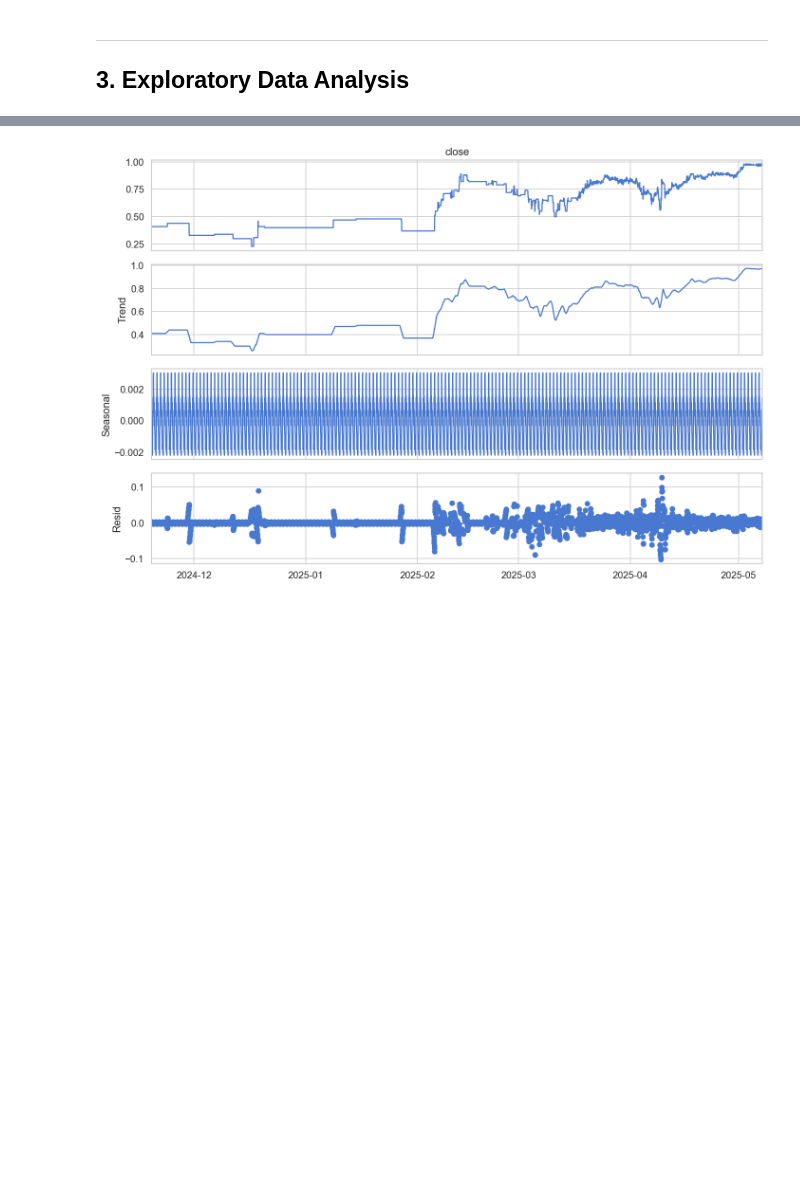
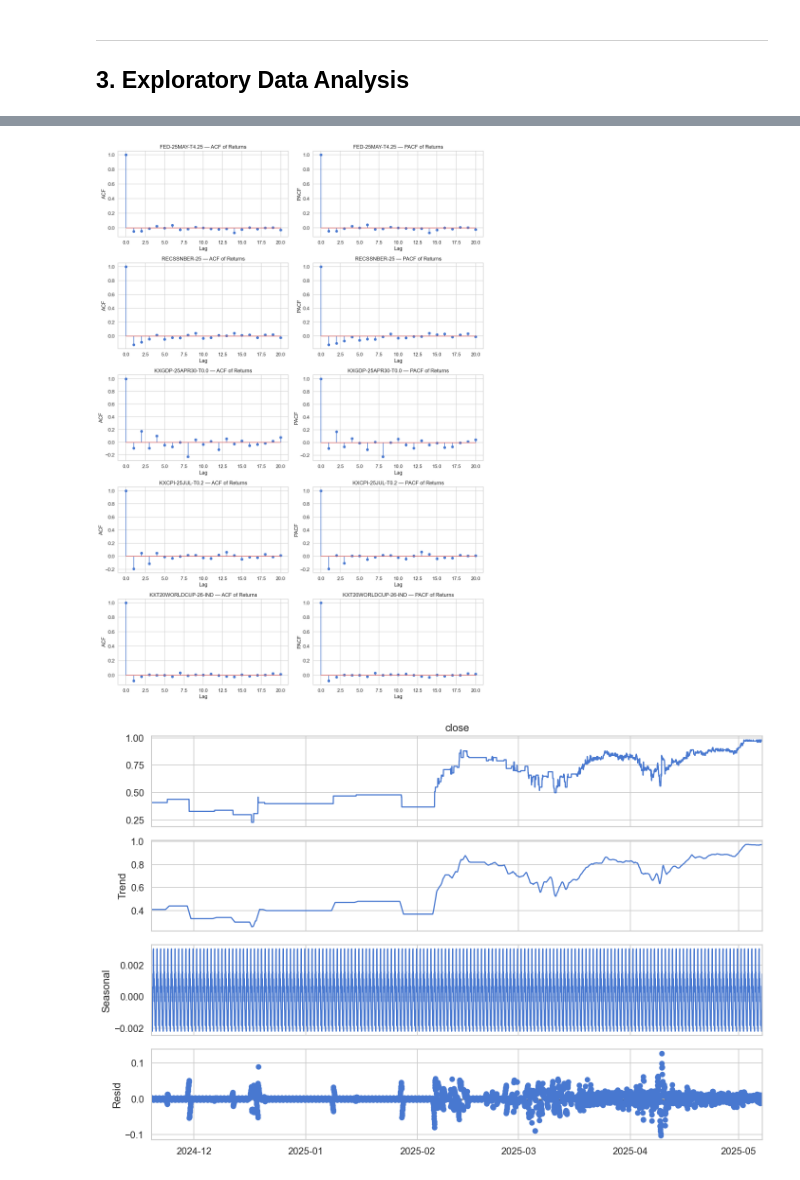
Before and after one commit to asingh49-cmd/Kalshi_Prediction_Market_Analysis, a Jupyter notebook: notebooks/main_analysis.ipynb, the cells around one changed output, grey strips where cells are left out. Cells and saved outputs as stored; diff of their text form; code cells hidden in the pictures; blank space fills up the shorter version.

```diff
--- a/notebooks/main_analysis.ipynb
+++ b/notebooks/main_analysis.ipynb
@@ -206,3 +233,23 @@ plt.show()
+# %%
+# ACF/PACF of price returns for each series to check for autocorrelation and seasonality
+fig, axes = plt.subplots(len(datasets_top5), 2, figsize=(14, 4 * len(datasets_top5)))
+for i, (series_name, df) in enumerate(datasets_top5.items()):
+    returns = df['close'].pct_change().dropna()
+    lag_acf = acf(returns, nlags=20)
+    lag_pacf = pacf(returns, nlags=20)
+    # ACF plot
+    axes[i, 0].stem(range(len(lag_acf)), lag_acf)
+    axes[i, 0].set_title(f'{series_name} — ACF of Returns')
+    axes[i, 0].set_xlabel('Lag')
+    axes[i, 0].set_ylabel('ACF')
+    # PACF plot
+    axes[i, 1].stem(range(len(lag_pacf)), lag_pacf)
+    axes[i, 1].set_title(f'{series_name} — PACF of Returns')
+    axes[i, 1].set_xlabel('Lag')
+    axes[i, 1].set_ylabel('PACF')
+    plt.tight_layout()
+# %% [output]
+[figure, added]
 # %%
 # Seasonal decomposition
 if len(df_primary) > 48:
```
Also changed, not shown: parts of 38 cells of this notebook.
